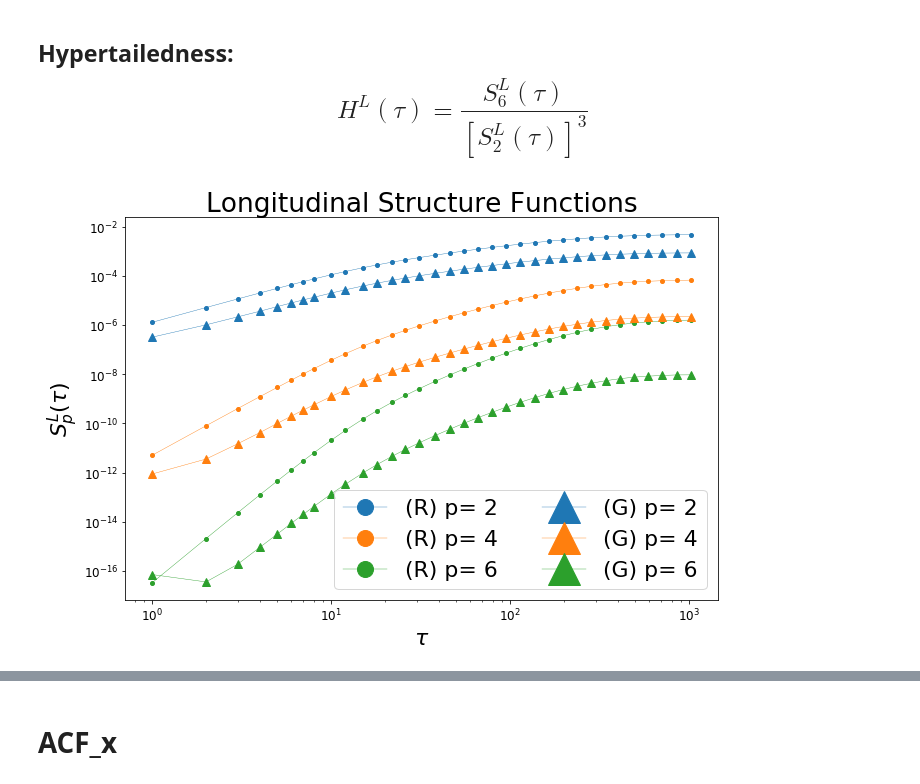
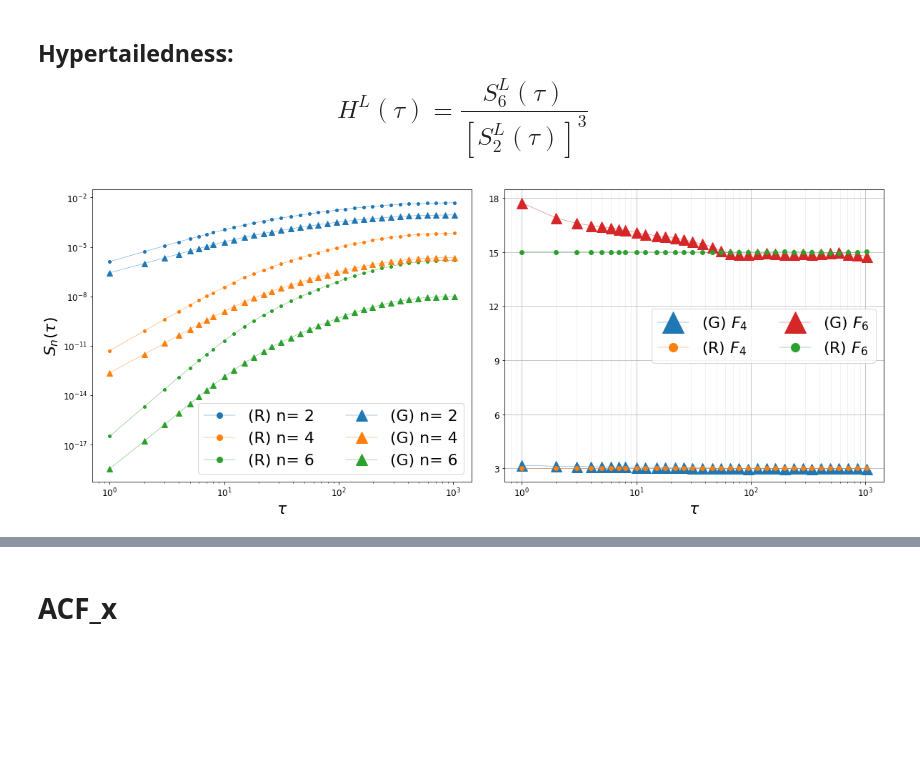
Before and after one commit to scarpma/gaussian, a Jupyter notebook: gan_test_gaussian.ipynb, the cells around one changed output, grey strips where cells are left out. Cells and saved outputs as stored; diff of their text form; code cells hidden in the pictures; blank space fills up the shorter version.

```diff
--- a/gan_test_gaussian.ipynb
+++ b/gan_test_gaussian.ipynb
@@ -386,28 +378,56 @@ fign.show()
 
 ## Hypertailedness: $$ H^L(\tau) = \frac{S_6^L(\tau)}{[S_2^L(\tau)]^3} $$
 # %%
-npart = 50000
+npart = 500000
 struct_real = np.load(f"data/real/struct_function2_500000_part_smooth.npy")
-struct_gen = np.load(f"data/wgangp/struct_function_{npart}_part_gen_{run}_{number}.npy")
+struct_gen = np.load(f"data/wgangp/struct_function_{npart}_part_gen_{run}_{number}_we.npy")
 semidisp = (0.11189475166222602-(-0.11938135580450368))/2.
 
-mpl.rcParams.update({'font.size': 22})
-plt.figure(figsize=(10,7))
+plt.figure(figsize=(17,7))
 
-plt.title("Longitudinal Structure Functions")
+plt.subplot(121)
+
+#plt.title("Longitudinal Structure Functions")
 plt.yscale('log')
 plt.xscale('log')
 for ii in range(1,4):
-    plt.plot(struct_real[:,0],struct_real[:,ii],label="(R) p= "+str((ii)*2),marker='.',lw=0.4,ms=8, color='C'+str(ii-1))
+    plt.plot(struct_real[:,0],struct_real[:,ii],label="(R) n= "+str((ii)*2),marker='.',lw=0.4,ms=8, color='C'+str(ii-1))
 for ii in range(1,4):
-    plt.plot(struct_gen[:,0],struct_gen[:,ii]*semidisp**(ii*2),label="(G) p= "+str((ii)*2),marker='^',lw=0.4,ms=8, color='C'+str(ii-1))
+    plt.plot(struct_gen[:,0],struct_gen[:,ii]*semidisp**(ii*2),label="(G) n= "+str((ii)*2),marker='^',lw=0.4,ms=8, color='C'+str(ii-1))
 #    plt.plot(struct_gen[:,0],struct_gen[:,ii],label="(G) p= "+str((ii)*2),marker='^',lw=0.4,ms=8, color='C'+str(ii-1))
-plt.legend(ncol=2)
+plt.legend(ncol=2, markerscale=2)
 plt.xlabel("$\\tau$")
-plt.ylabel('$S_p^L(\\tau)$')
+plt.ylabel('$S_n(\\tau)$')
+
+
+plt.subplot(122)
+#plt.title("Flatness S4/S2^2 (K for Kurtosis)\nand S6/S2^3 (H for Hypertailedness)")
+# plt.yscale('log')
+plt.xscale('log')
+plt.yticks([3,6,9,12,15,18])
+#plt.yscale('log')
+
+plt.plot(struct_gen[:,0],struct_gen[:,2]/struct_gen[:,1]**2.,marker='^', label="(G) $F_4$",lw=0.4,ms=15,color='C0')
+plt.plot(struct_real[:,0],struct_real[:,2]/struct_real[:,1]**2.,marker='.', label="(R) $F_4$", lw=0.4,ms=12,color='C1')
+#plt.plot(struct_real_more[:,0],[3.]*len(struct_real_more[:,0]),label="Gaussian")
+
+plt.plot(struct_gen[:,0],struct_gen[:,3]/struct_gen[:,1]**3.,marker='^', label="(G) $F_6$",lw=0.4,ms=15,color='C3')
+plt.plot(struct_real[:,0],struct_real[:,3]/struct_real[:,1]**3.,marker='.', label="(R) $F_6$", lw=0.4,ms=12,color='C2')
+
+#plt.ylabel("$K(\\tau)$")
+plt.xlabel("$\\tau$")
+plt.legend(ncol=2, markerscale=2)
+plt.grid(which='minor', alpha=0.2)
+plt.grid(which='major', alpha=0.9)
 plt.tight_layout()
-plt.savefig(f"plots/wgangp_{run}/struct_func_comp_gen_{run}_{number}",fmt="png",dpi=60)
-plt.show()
+#plt.savefig(f"plots/wgangp_{run}/struct_func_flatness_comp_gen_{run}_{number}",fmt="png",dpi=60)
+#plt.show()
+
+
+plt.tight_layout()
+#plt.savefig(f"plots/wgangp_{run}/struct_func_comp_gen_{run}_{number}",fmt="png",dpi=60)
+plt.savefig(f"ou_gan_sf_flatness_we_run19",fmt="png",dpi=60)
+#plt.show()
 # %% [output]
-[figure, old version]
+[figure, new version]
 # %%
```
Also changed, not shown: parts of 32 cells of this notebook, 22 other files.
